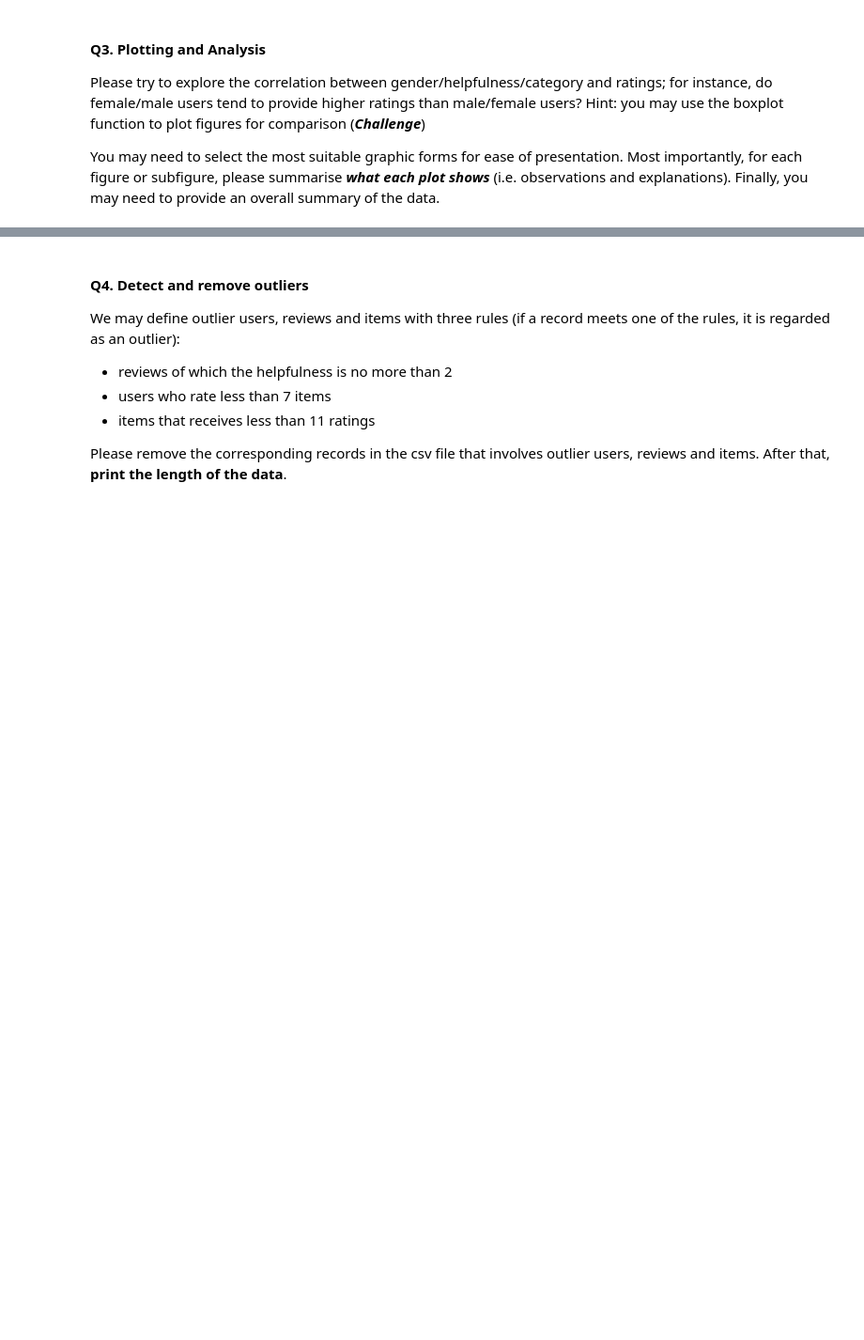
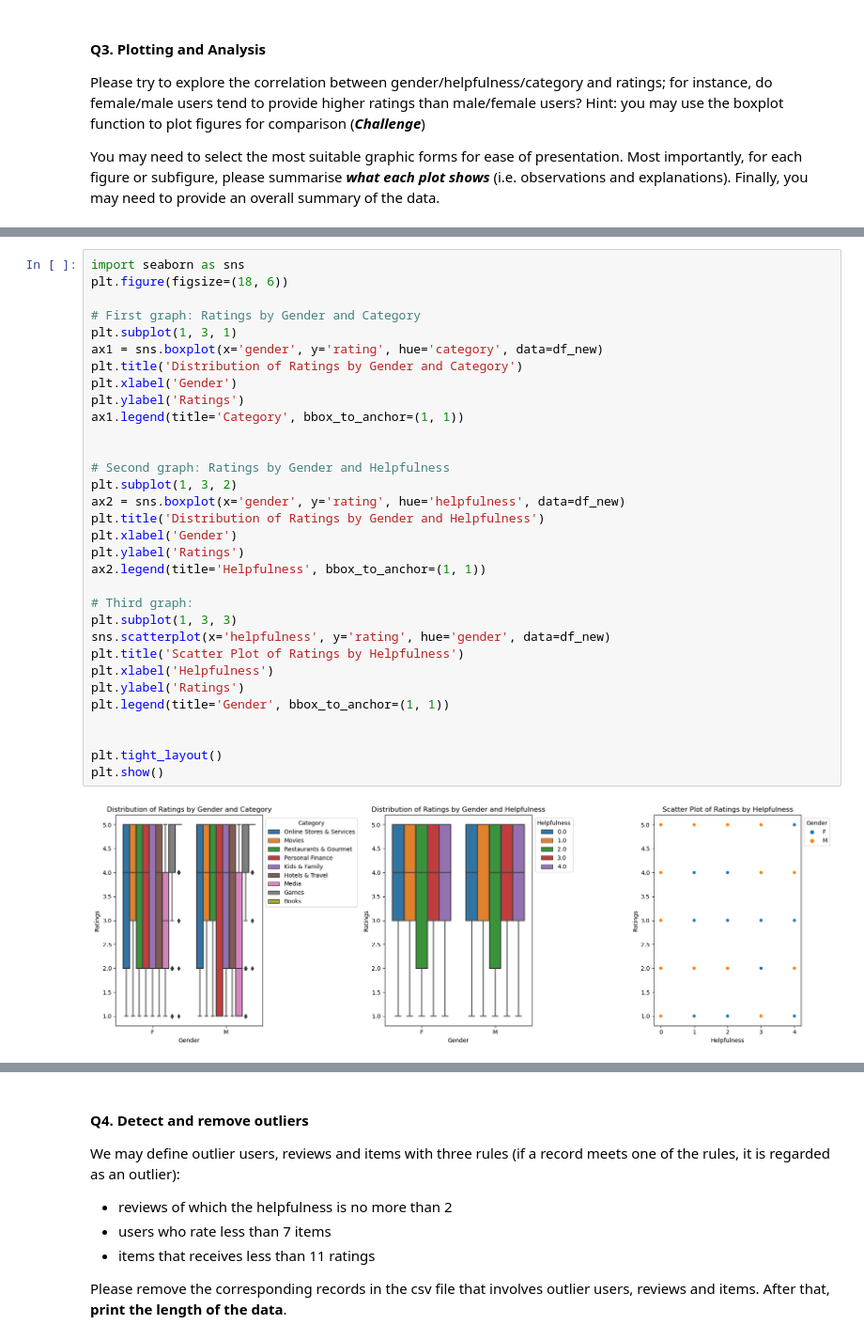
Before and after one commit to Nathaniel-Roberts/Data-Science-Portfolio-1-And-Weekly-Practicals, a Jupyter notebook: Portfolios/Portfolio_1_questions.ipynb, the cells around one changed output, grey strips where cells are left out. Shown at 94% size. Saved outputs shown, nothing was run; the diff lists cells and outputs as text; blank space fills up the shorter version.

```diff
--- a/Portfolios/Portfolio_1_questions.ipynb
+++ b/Portfolios/Portfolio_1_questions.ipynb
@@ -212,0 +206,34 @@ plt.show()
+# %%
+import seaborn as sns
+plt.figure(figsize=(18, 6))
+
+# First graph: Ratings by Gender and Category
+plt.subplot(1, 3, 1)
+ax1 = sns.boxplot(x='gender', y='rating', hue='category', data=df_new)
+plt.title('Distribution of Ratings by Gender and Category')
+plt.xlabel('Gender')
+plt.ylabel('Ratings')
+ax1.legend(title='Category', bbox_to_anchor=(1, 1))
+
+
+# Second graph: Ratings by Gender and Helpfulness
+plt.subplot(1, 3, 2)
+ax2 = sns.boxplot(x='gender', y='rating', hue='helpfulness', data=df_new)
+plt.title('Distribution of Ratings by Gender and Helpfulness')
+plt.xlabel('Gender')
+plt.ylabel('Ratings')
+ax2.legend(title='Helpfulness', bbox_to_anchor=(1, 1))
+
+# Third graph:
+plt.subplot(1, 3, 3)
+sns.scatterplot(x='helpfulness', y='rating', hue='gender', data=df_new)
+plt.title('Scatter Plot of Ratings by Helpfulness')
+plt.xlabel('Helpfulness')
+plt.ylabel('Ratings')
+plt.legend(title='Gender', bbox_to_anchor=(1, 1))
+
+
+plt.tight_layout()
+plt.show()
+# %% [output]
+[figure, added]
```
Also changed, not shown: parts of 3 cells of this notebook.
